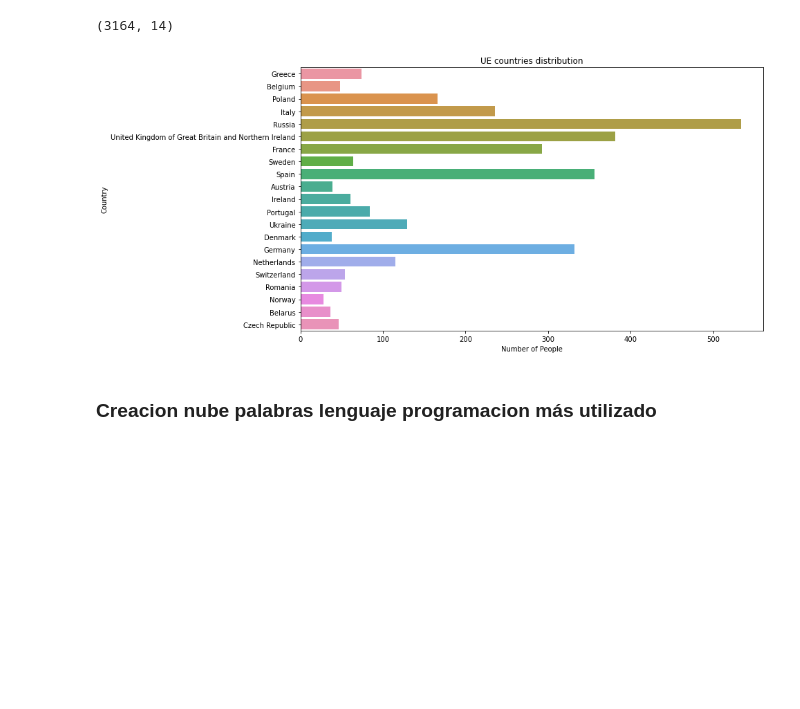
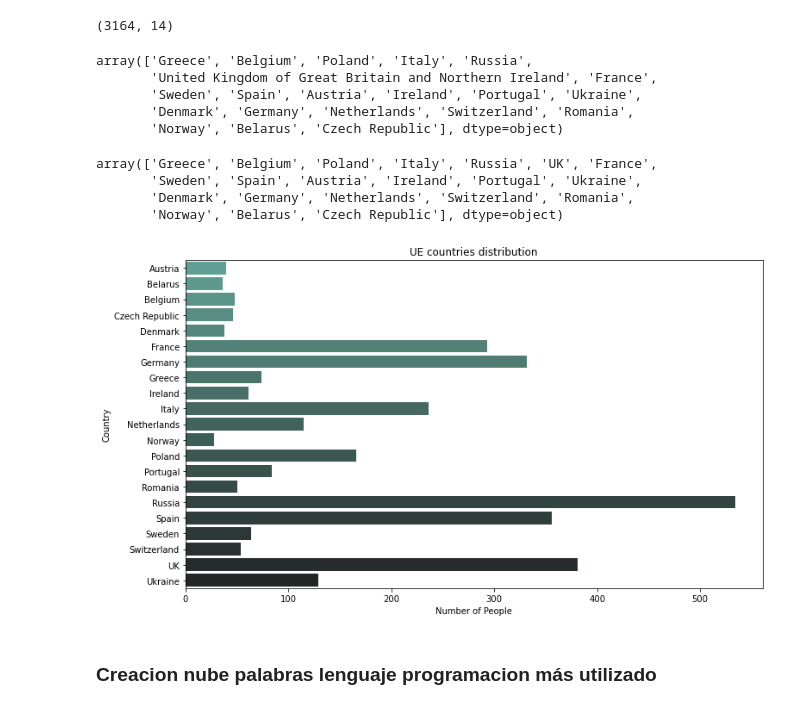
Before and after one commit to Adalab/project-da-promo-c-module-2-team-1, a Jupyter notebook: code/code_sonia_europe.ipynb, the cells around one changed output. Cells and saved outputs as stored; diff of their text form; code cells hidden in the pictures; blank space fills up the shorter version.

```diff
--- a/code/code_sonia_europe.ipynb
+++ b/code/code_sonia_europe.ipynb
@@ -44,16 +44,37 @@ df_eu.head(3)
 df_eu.shape
 # %% [output]
 (3164, 14)
+# %%
+df_eu['country_q3'].unique()
+# %% [output]
+array(['Greece', 'Belgium', 'Poland', 'Italy', 'Russia',
+       'United Kingdom of Great Britain and Northern Ireland', 'France',
+       'Sweden', 'Spain', 'Austria', 'Ireland', 'Portugal', 'Ukraine',
+       'Denmark', 'Germany', 'Netherlands', 'Switzerland', 'Romania',
+       'Norway', 'Belarus', 'Czech Republic'], dtype=object)
+# %%
+df_eu['country_q3_new']=np.where(df_eu['country_q3'].str.contains('United Kingdom of Great Britain and Northern Ireland',case=False, regex=True),'UK',df_eu['country_q3'])
+# %%
+df_eu['country_q3_new'].unique()
+# %% [output]
+array(['Greece', 'Belgium', 'Poland', 'Italy', 'Russia', 'UK', 'France',
+       'Sweden', 'Spain', 'Austria', 'Ireland', 'Portugal', 'Ukraine',
+       'Denmark', 'Germany', 'Netherlands', 'Switzerland', 'Romania',
+       'Norway', 'Belarus', 'Czech Republic'], dtype=object)
 # %%
 plt.figure(figsize=(12,7))
-fig=sns.countplot(y='country_q3', data=df_eu)
+order_countries=['Greece', 'Belgium', 'Poland', 'Italy', 'Russia', 'UK', 'France',
+       'Sweden', 'Spain', 'Austria', 'Ireland', 'Portugal', 'Ukraine',
+       'Denmark', 'Germany', 'Netherlands', 'Switzerland', 'Romania',
+       'Norway', 'Belarus', 'Czech Republic']
+fig=sns.countplot(y='country_q3_new', data=df_eu,palette='dark:#5A9_r',order=sorted(order_countries))
 fig.set(ylabel='Country',xlabel='Number of People')
 fig.set_title('UE countries distribution')
 #plt.xticks(rotation = 90)
 plt.savefig('../graphs/ue_countries.png')
 plt.show()
 # %% [output]
-[figure, old version]
+[figure, new version]
 # %% [markdown]
 ### Creacion nube palabras lenguaje programacion más utilizado
 # %%
```
Also changed, not shown: parts of 1 cell of this notebook, 5 other files.
